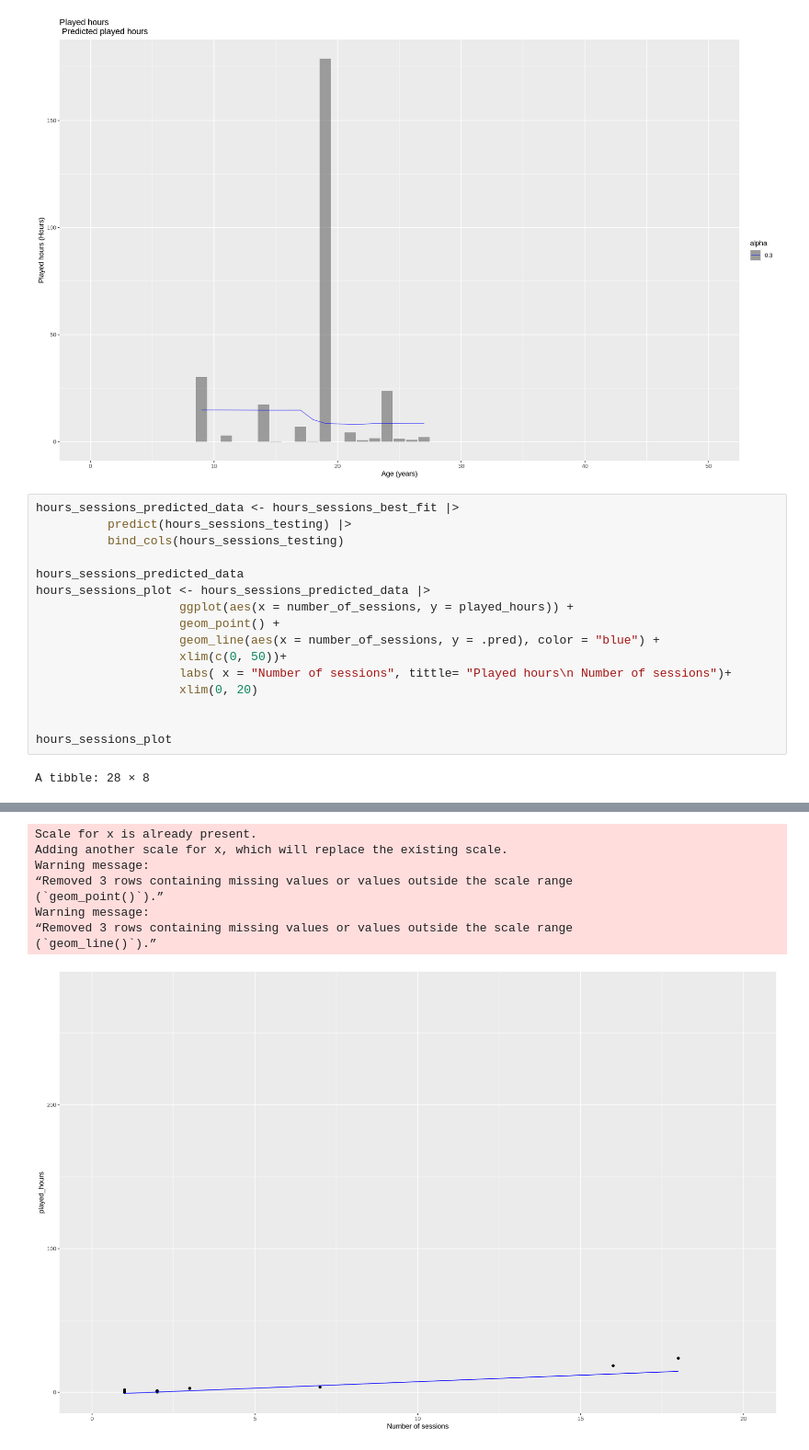
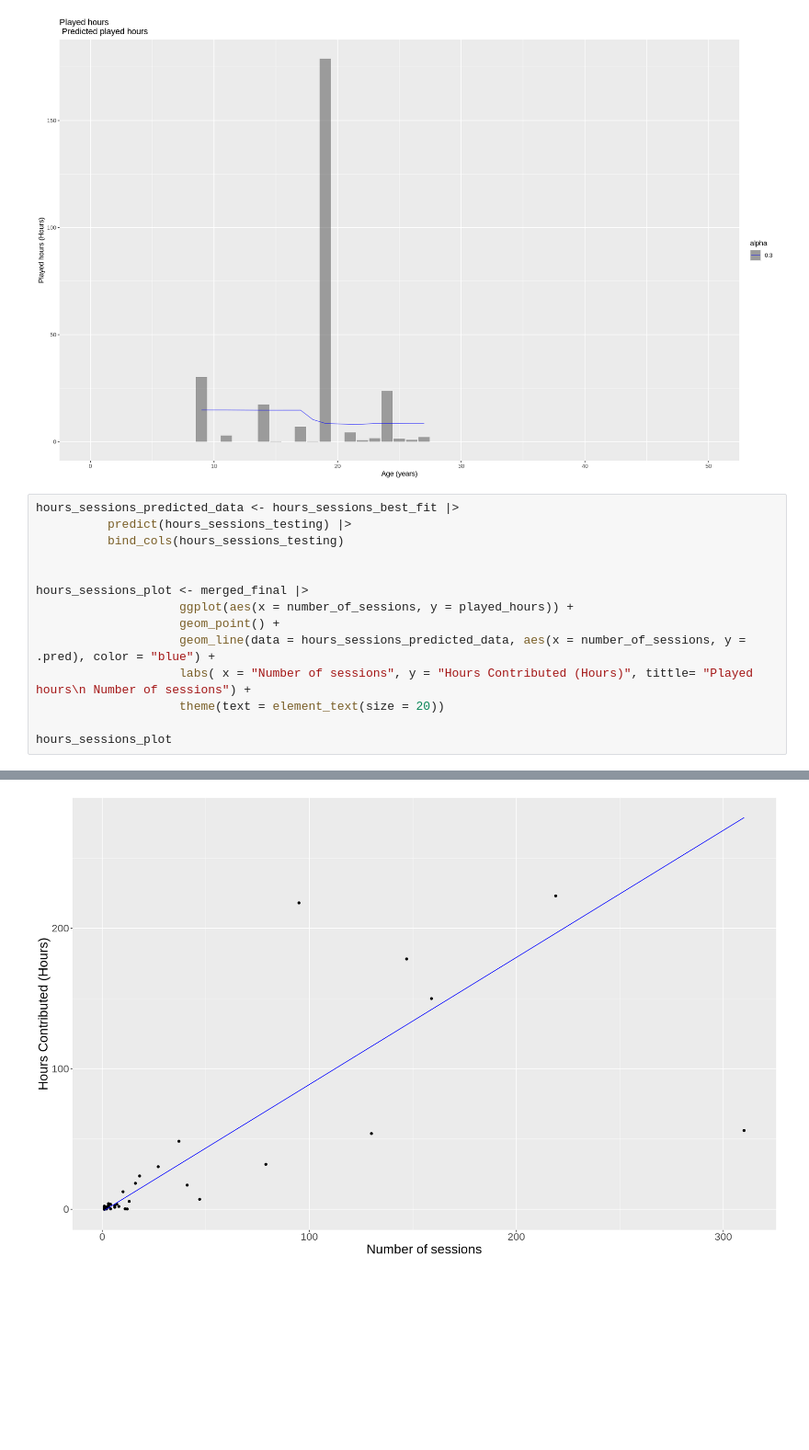
Before and after one commit to harpreeto6/Data_Science_Project, a Jupyter notebook: Minecraft_Analysis.ipynb, the cells around one changed output, grey strips where cells are left out. Shown at 92% size. Drawn from its saved outputs; the diff is of its cells as text; blank space fills up the shorter version.

Commit message:
fixed visualization

```diff
--- a/Minecraft_Analysis.ipynb
+++ b/Minecraft_Analysis.ipynb
@@ -428,16 +428,13 @@ hours_sessions_predicted_data <- hours_sessions_best_fit |>
           predict(hours_sessions_testing) |>
           bind_cols(hours_sessions_testing)
 
-hours_sessions_predicted_data
-hours_sessions_plot <- hours_sessions_predicted_data |>
+
+hours_sessions_plot <- merged_final |>
                     ggplot(aes(x = number_of_sessions, y = played_hours)) +
                     geom_point() +
-                    geom_line(aes(x = number_of_sessions, y = .pred), color = "blue") +
-                    xlim(c(0, 50))+
-                    labs( x = "Number of sessions", tittle= "Played hours\n Number of sessions")+
-                    xlim(0, 20)
-
+                    geom_line(data = hours_sessions_predicted_data, aes(x = number_of_sessions, y = .pred), color = "blue") +
+                    labs( x = "Number of sessions", y = "Hours Contributed (Hours)", tittle= "Played hours\n Number of sessions") +
+                    theme(text = element_text(size = 20))
 
 hours_sessions_plot
 # %% [output]
-A tibble: 28 × 8
@@ -462,9 +441 @@ A tibble: 28 × 8
-Scale for x is already present.
-Adding another scale for x, which will replace the existing scale.
-Warning message:
-“Removed 3 rows containing missing values or values outside the scale range
-(`geom_point()`).”
-Warning message:
-“Removed 3 rows containing missing values or values outside the scale range
-(`geom_line()`).”
-[figure, old version]
+[figure, new version]
```
Also changed, not shown: parts of 1 cell of this notebook.
